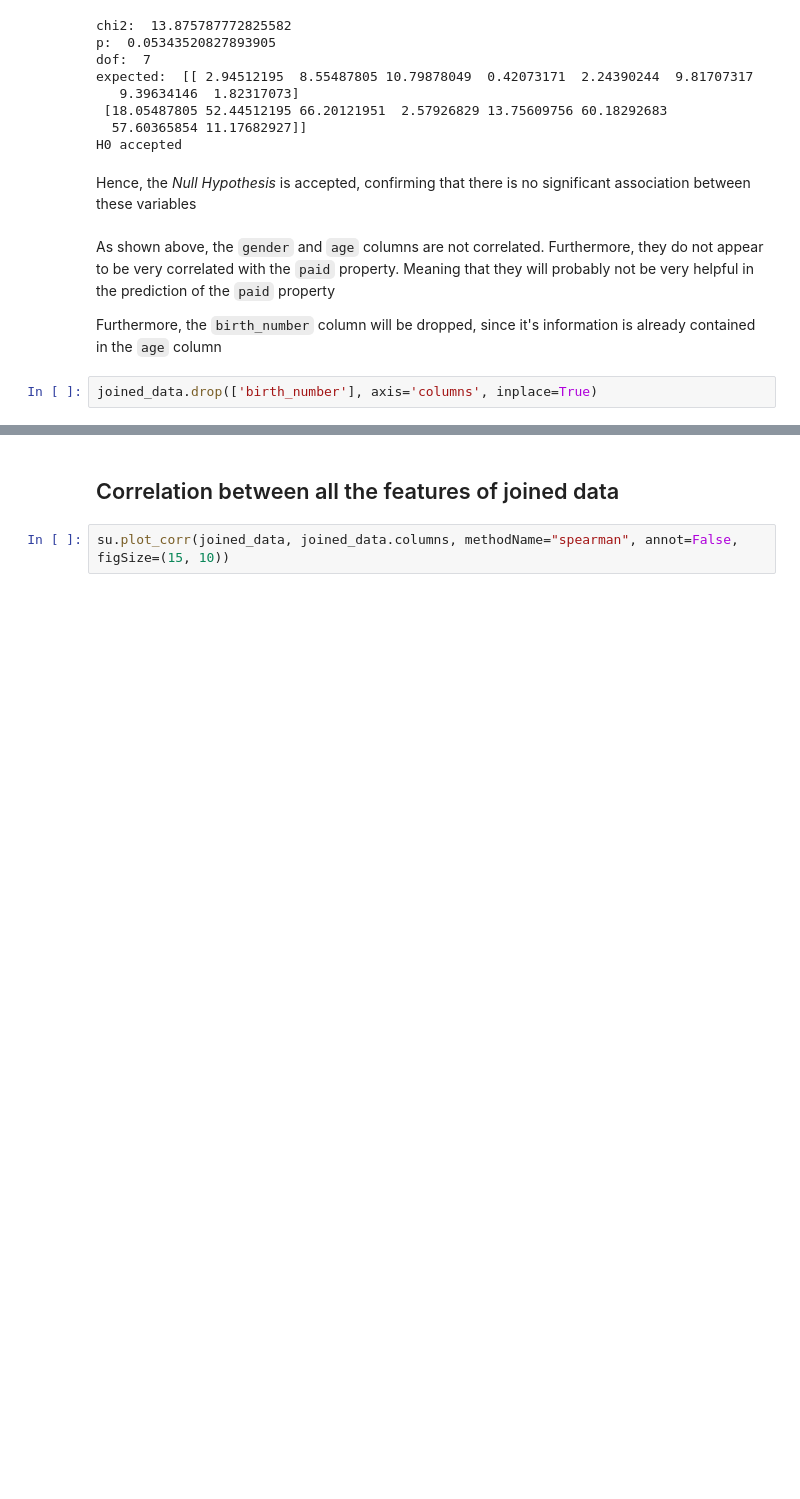
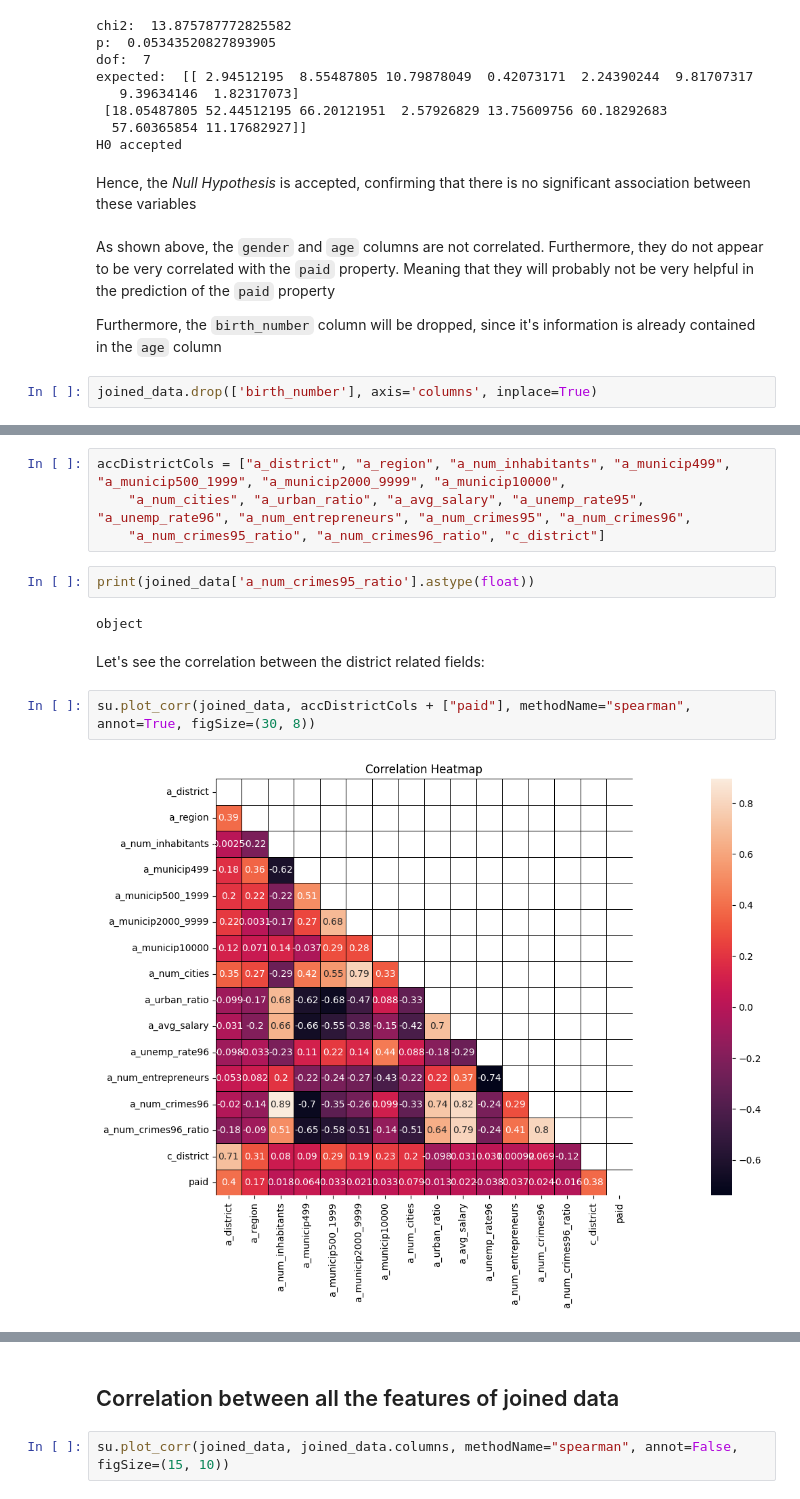
Before and after one commit to ruialves35/feup-ac, a Jupyter notebook: src/analysis/featureExtraction.ipynb, the cells around one changed output, grey strips where cells are left out. Saved outputs shown, nothing was run; the diff lists cells and outputs as text; blank space fills up the shorter version.

```diff
--- a/src/analysis/featureExtraction.ipynb
+++ b/src/analysis/featureExtraction.ipynb
@@ -162,0 +223,14 @@ joined_data.drop(['birth_number'], axis='columns', inplace=True)
+# %%
+accDistrictCols = ["a_district", "a_region", "a_num_inhabitants", "a_municip499", "a_municip500_1999", "a_municip2000_9999", "a_municip10000",
+    "a_num_cities", "a_urban_ratio", "a_avg_salary", "a_unemp_rate95", "a_unemp_rate96", "a_num_entrepreneurs", "a_num_crimes95", "a_num_crimes96",
+    "a_num_crimes95_ratio", "a_num_crimes96_ratio", "c_district"]
+# %%
+print(joined_data['a_num_crimes95_ratio'].astype(float))
+# %% [output]
+object
+# %% [markdown]
+Let's see the correlation between the district related fields:
+# %%
+su.plot_corr(joined_data, accDistrictCols + ["paid"], methodName="spearman", annot=True, figSize=(30, 8))
+# %% [output]
+[figure, added]
```
Also changed, not shown: parts of 12 cells of this notebook, 1 other file.
